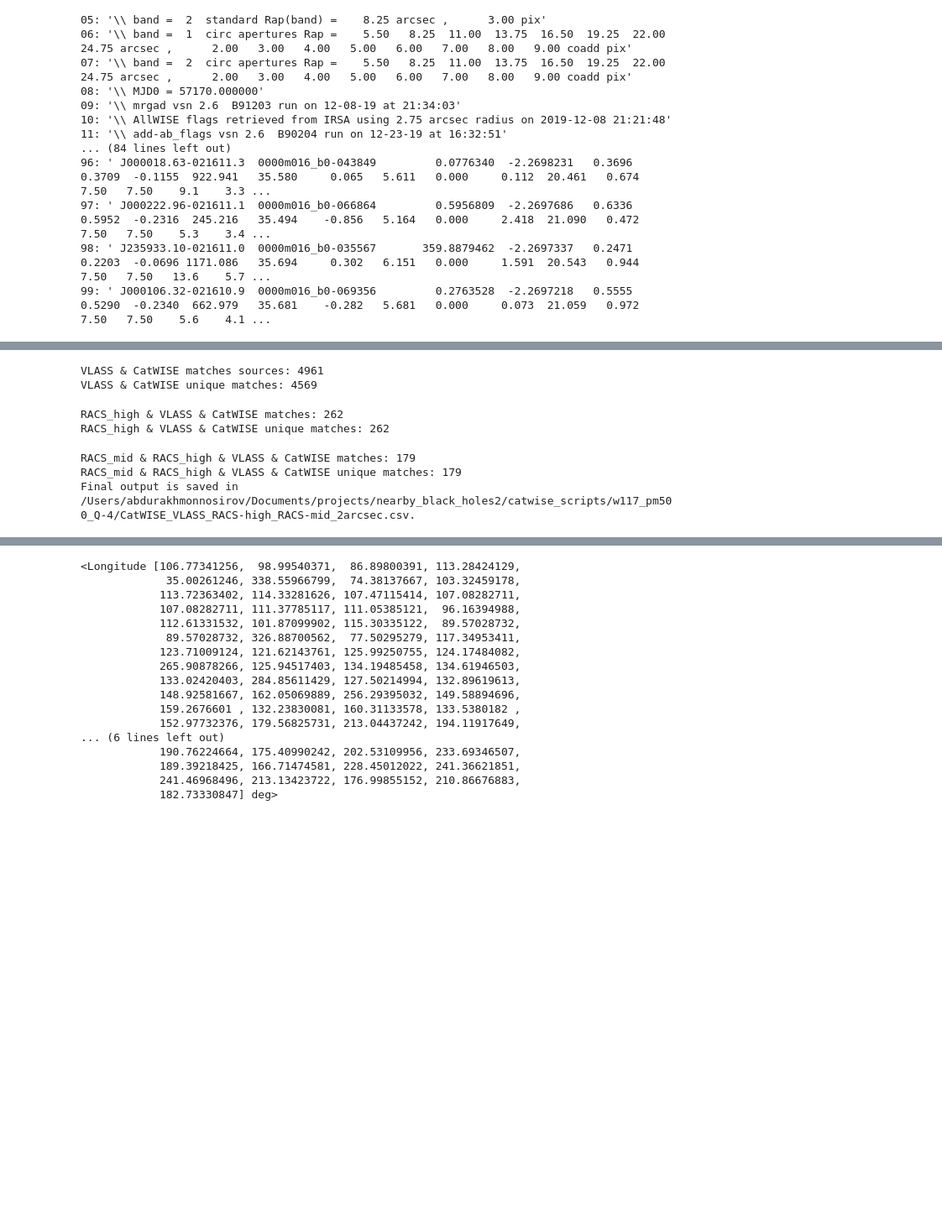
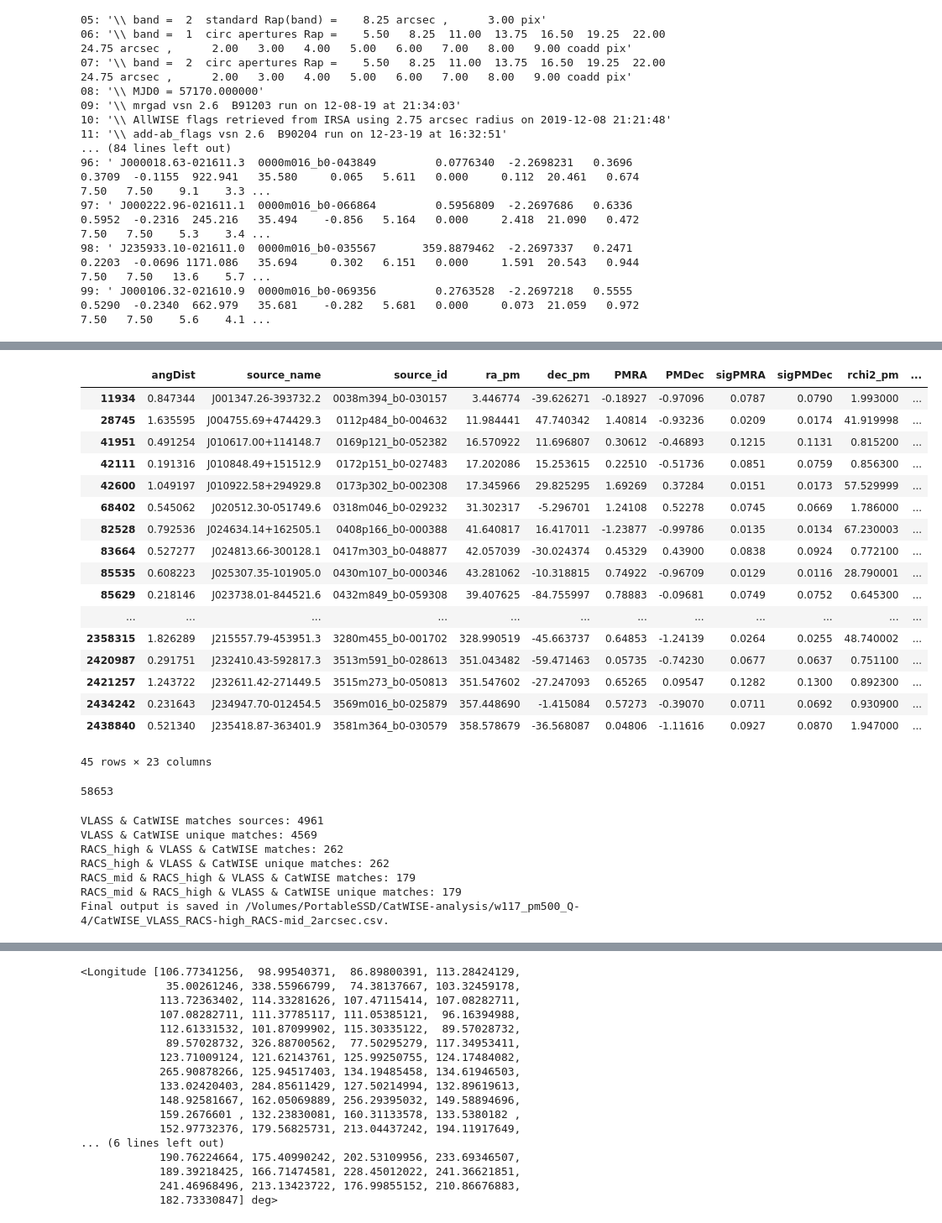
Before and after one commit to abdurakhmonnosirov/Astronometric-catalogs, a Jupyter notebook: CatWISE2020/catwise_check.ipynb, the cells around one changed output, grey strips where cells are left out. Shown at 84% size. Cells and saved outputs as stored; diff of their text form; code cells hidden in the pictures; blank space fills up the shorter version.

```diff
--- a/CatWISE2020/catwise_check.ipynb
+++ b/CatWISE2020/catwise_check.ipynb
@@ -135,3 +136,44 @@ catwise
+# %%
+import pandas as pd
+from pathlib import Path
+
+PM_LIMIT = 500 # mas/year
+W1_LIMIT = 17
+output_dir = Path(f"/Volumes/PortableSSD/CatWISE-analysis/w1{W1_LIMIT:.0f}_pm{PM_LIMIT:.0f}_Q-4")
+file = "CatWISE_GaiaDR3_2arcsec.csv"
+gaia = pd.read_csv(output_dir/file)
+gaia2 = gaia[["angDist", "source_name", "source_id", "ra_pm", "dec_pm", "PMRA", "PMDec", "sigPMRA", "sigPMDec", 'rchi2_pm', 'rchi2', 'w1rchi2_pm', 'w2rchi2_pm', 'pm_tot_masyr', "Plx", "e_Plx", "PM", "pmRA", "e_pmRA", "pmDE","e_pmDE","Gmag","e_Gmag"]]
+# %%
+unique_gaia = gaia2.drop_duplicates(subset="source_id", keep=False)
+gaia3 = unique_gaia[~unique_gaia["pmRA"].isnull()]
+gaia3[gaia3['PM']>=300]
+# %% [output]
+|  | angDist | source_name | source_id | ra_pm | dec_pm | PMRA | PMDec | sigPMRA | sigPMDec | rchi2_pm | ... |
+| 11934 | 0.847344 | J001347.26-393732.2 | 0038m394_b0-030157 | 3.446774 | -39.626271 | -0.18927 | -0.97096 | 0.0787 | 0.0790 | 1.993000 | ... |
+| 28745 | 1.635595 | J004755.69+474429.3 | 0112p484_b0-004632 | 11.984441 | 47.740342 | 1.40814 | -0.93236 | 0.0209 | 0.0174 | 41.919998 | ... |
+| 41951 | 0.491254 | J010617.00+114148.7 | 0169p121_b0-052382 | 16.570922 | 11.696807 | 0.30612 | -0.46893 | 0.1215 | 0.1131 | 0.815200 | ... |
+| 42111 | 0.191316 | J010848.49+151512.9 | 0172p151_b0-027483 | 17.202086 | 15.253615 | 0.22510 | -0.51736 | 0.0851 | 0.0759 | 0.856300 | ... |
+| 42600 | 1.049197 | J010922.58+294929.8 | 0173p302_b0-002308 | 17.345966 | 29.825295 | 1.69269 | 0.37284 | 0.0151 | 0.0173 | 57.529999 | ... |
+| 68402 | 0.545062 | J020512.30-051749.6 | 0318m046_b0-029232 | 31.302317 | -5.296701 | 1.24108 | 0.52278 | 0.0745 | 0.0669 | 1.786000 | ... |
+| 82528 | 0.792536 | J024634.14+162505.1 | 0408p166_b0-000388 | 41.640817 | 16.417011 | -1.23877 | -0.99786 | 0.0135 | 0.0134 | 67.230003 | ... |
+| 83664 | 0.527277 | J024813.66-300128.1 | 0417m303_b0-048877 | 42.057039 | -30.024374 | 0.45329 | 0.43900 | 0.0838 | 0.0924 | 0.772100 | ... |
+| 85535 | 0.608223 | J025307.35-101905.0 | 0430m107_b0-000346 | 43.281062 | -10.318815 | 0.74922 | -0.96709 | 0.0129 | 0.0116 | 28.790001 | ... |
+| 85629 | 0.218146 | J023738.01-844521.6 | 0432m849_b0-059308 | 39.407625 | -84.755997 | 0.78883 | -0.09681 | 0.0749 | 0.0752 | 0.645300 | ... |
+| ... | ... | ... | ... | ... | ... | ... | ... | ... | ... | ... | ... |
+| 2358315 | 1.826289 | J215557.79-453951.3 | 3280m455_b0-001702 | 328.990519 | -45.663737 | 0.64853 | -1.24139 | 0.0264 | 0.0255 | 48.740002 | ... |
+| 2420987 | 0.291751 | J232410.43-592817.3 | 3513m591_b0-028613 | 351.043482 | -59.471463 | 0.05735 | -0.74230 | 0.0677 | 0.0637 | 0.751100 | ... |
+| 2421257 | 1.243722 | J232611.42-271449.5 | 3515m273_b0-050813 | 351.547602 | -27.247093 | 0.65265 | 0.09547 | 0.1282 | 0.1300 | 0.892300 | ... |
+| 2434242 | 0.231643 | J234947.70-012454.5 | 3569m016_b0-025879 | 357.448690 | -1.415084 | 0.57273 | -0.39070 | 0.0711 | 0.0692 | 0.930900 | ... |
+| 2438840 | 0.521340 | J235418.87-363401.9 | 3581m364_b0-030579 | 358.578679 | -36.568087 | 0.04806 | -1.11616 | 0.0927 | 0.0870 | 1.947000 | ... |
+45 rows × 23 columns
+# %%
+chisq_ra = (gaia3['PMRA']-gaia3["pmRA"])**2/gaia3["sigPMRA"]**2
+chisq_dec = (gaia3['PMDec']-gaia3["pmDE"])**2/gaia3["sigPMDec"]**2
+chisq = (chisq_ra + chisq_dec)/2
+((chisq_ra<=25) & (chisq_dec<=25)).sum()
+(chisq<=25).sum()
+# %% [output]
+58653
 # %%
 from astropy.time import Time
 from astropy.coordinates import SkyCoord
@@ -140,6 +182,9 @@ from astropy.table import unique, Table
 from astroquery.xmatch import XMatch
 import pandas as pd
 
+PM_LIMIT = 500 # mas/year
+W1_LIMIT = 17
+output_dir = Path(f"/Volumes/PortableSSD/CatWISE-analysis/w1{W1_LIMIT:.0f}_pm{PM_LIMIT:.0f}_Q-4")
 Final_output_name = "CatWISE_VLASS_RACS-high_RACS-mid_2arcsec.csv"
 #vizier names of catalogs
 LoTSS_DR2 = "vizier:J/A+A/659/A1/catalog" # resolution is aruoud 6", sky coverage is ~27% of the northern sky (or 13.7% of the full sky)
@@ -161,7 +206,6 @@ vlass_rename = ['VLASS_Name', 'VLASS_Ftot', 'VLASS_e_Ftot', 'VLASS_Fpeak', 'VLAS
 racs_high_rename = ['RACS-high_Name', 'RACSH_Ftot', 'RACSH_Fpeak', 'RACSH_Flag']
 racs_mid_rename = ['RACS-mid1_Name', 'RACSM_Ftot', 'RACSM_Fpeak', 'RACSM_Flag']
 
-output_dir = Path(f"/Users/abdurakhmonnosirov/Documents/projects/nearby_black_holes2/catwise_scripts/w117_pm500_Q-4")
 file='CatWISE_VLASS_2arcsec.csv'
 vlass_match=Table.read(output_dir/file, format='ascii.csv')
 print(f"VLASS & CatWISE matches sources: {len(vlass_match)}")
@@ -235,8 +279,8 @@ print(f"Final output is saved in {output_dir/Final_output_name}.")
 # %% [output]
 VLASS & CatWISE matches sources: 4961
 VLASS & CatWISE unique matches: 4569
+RACS_high & VLASS & CatWISE matches: 262
+RACS_high & VLASS & CatWISE unique matches: 262
+RACS_mid & RACS_high & VLASS & CatWISE matches: 179
+RACS_mid & RACS_high & VLASS & CatWISE unique matches: 179
+Final output is saved in /Volumes/PortableSSD/CatWISE-analysis/w117_pm500_Q-4/CatWISE_VLASS_RACS-high_RACS-mid_2arcsec.csv.
-RACS_high & VLASS & CatWISE matches: 262
-RACS_high & VLASS & CatWISE unique matches: 262
-RACS_mid & RACS_high & VLASS & CatWISE matches: 179
-RACS_mid & RACS_high & VLASS & CatWISE unique matches: 179
-Final output is saved in /Users/abdurakhmonnosirov/Documents/projects/nearby_black_holes2/catwise_scripts/w117_pm500_Q-4/CatWISE_VLASS_RACS-high_RACS-mid_2arcsec.csv.
```
Also changed, not shown: parts of 11 cells of this notebook, 2 other files.
